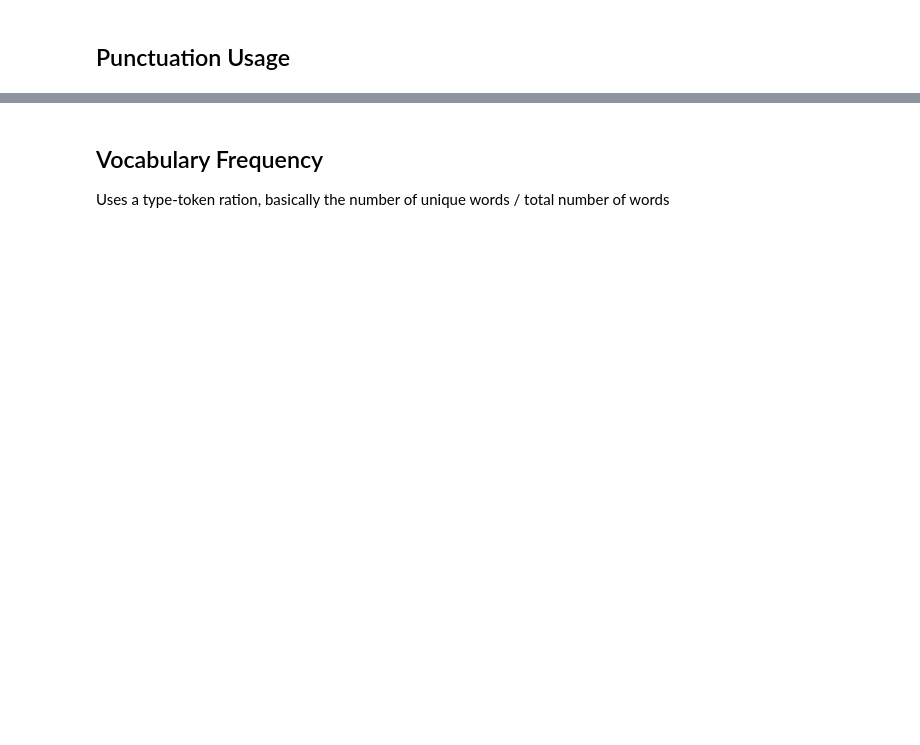
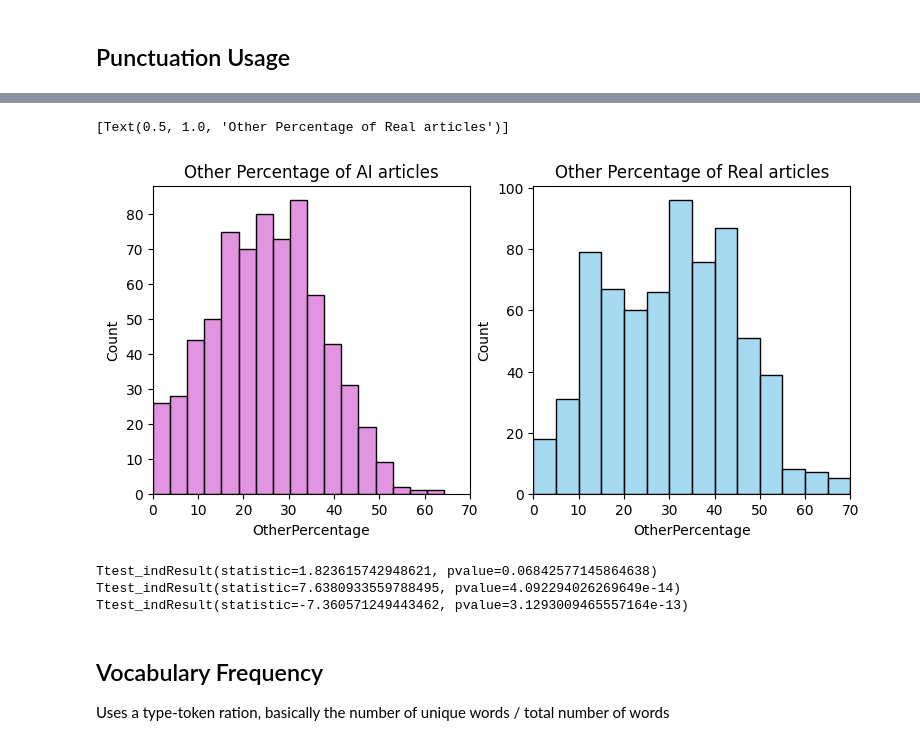
Before and after one commit to MatthewRau99/cs6830-final, a Jupyter notebook: data_vis.ipynb, the cells around one changed output, grey strips where cells are left out. Drawn from its saved outputs; the diff is of its cells as text; code cells hidden in the pictures; blank space fills up the shorter version.

```diff
--- a/data_vis.ipynb
+++ b/data_vis.ipynb
@@ -112,3 +203,23 @@ stats.pearsonr(df.AvgSentenceLength, df.Source)
+# %%
+f, axes = plt.subplots(1, 2, figsize=(9,4))
+axes[0].set_xlim(0, 70)
+axes[1].set_xlim(0, 70)
+sns.histplot(ai, x='OtherPercentage', color="orchid", ax=axes[0]).set(title='Other Percentage of AI articles')
+sns.histplot(real, x='OtherPercentage', color="skyblue", ax=axes[1]).set(title='Other Percentage of Real articles')
+# %% [output]
+[Text(0.5, 1.0, 'Other Percentage of Real articles')]
+[figure, added]
+# %%
+real = real.dropna()
+print(stats.ttest_ind(ai.PeriodPercentage, real.PeriodPercentage))
+real = real.dropna()
+print(stats.ttest_ind(ai.CommaPercentage, real.CommaPercentage))
+real = real.dropna()
+print(stats.ttest_ind(ai.OtherPercentage, real.OtherPercentage))
+# %% [output]
+Ttest_indResult(statistic=1.823615742948621, pvalue=0.06842577145864638)
+Ttest_indResult(statistic=7.6380933559788495, pvalue=4.092294026269649e-14)
+Ttest_indResult(statistic=-7.360571249443462, pvalue=3.1293009465557164e-13)
 # %% [markdown]
 ## Vocabulary Frequency
 
```
Also changed, not shown: parts of 28 cells of this notebook.
